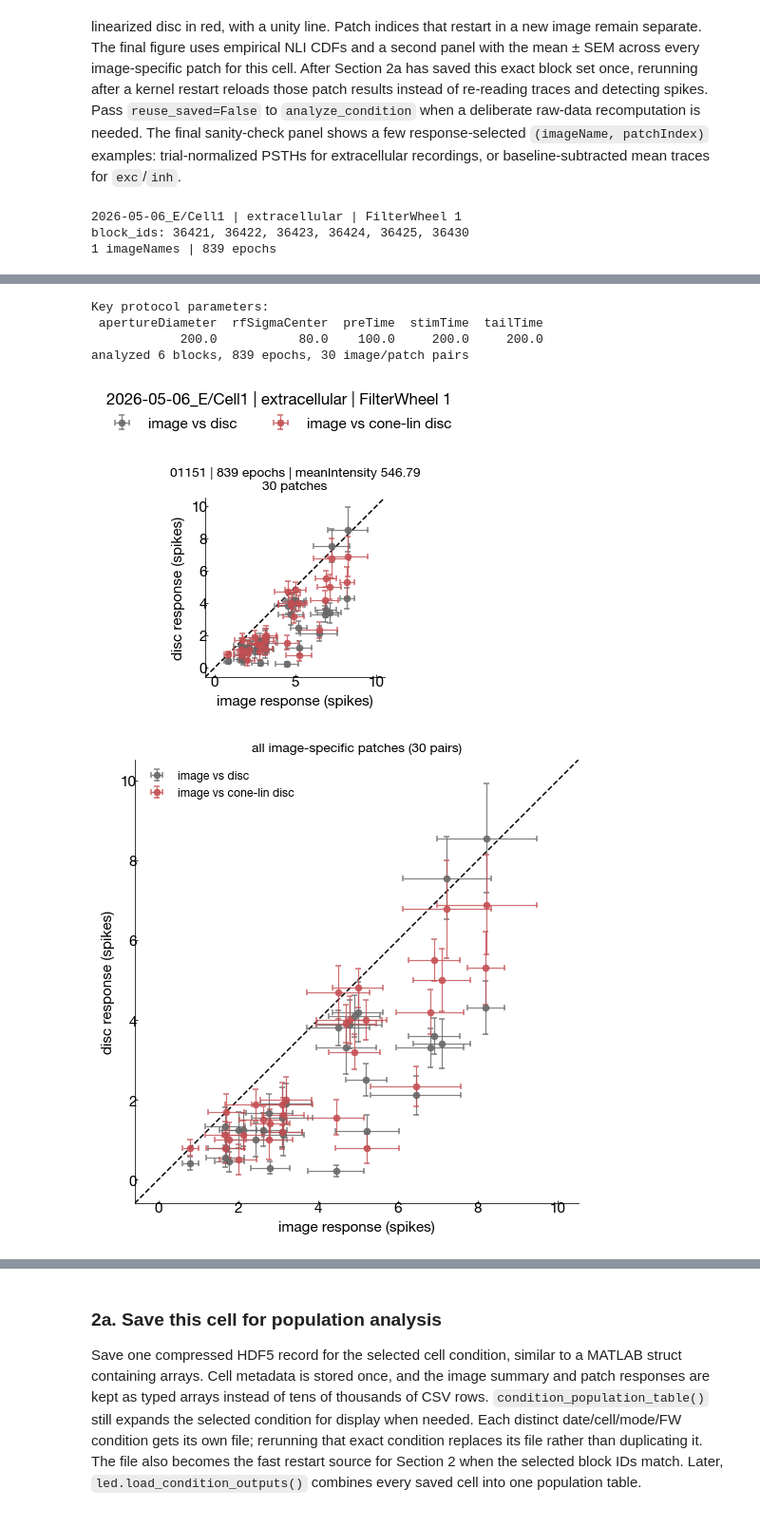
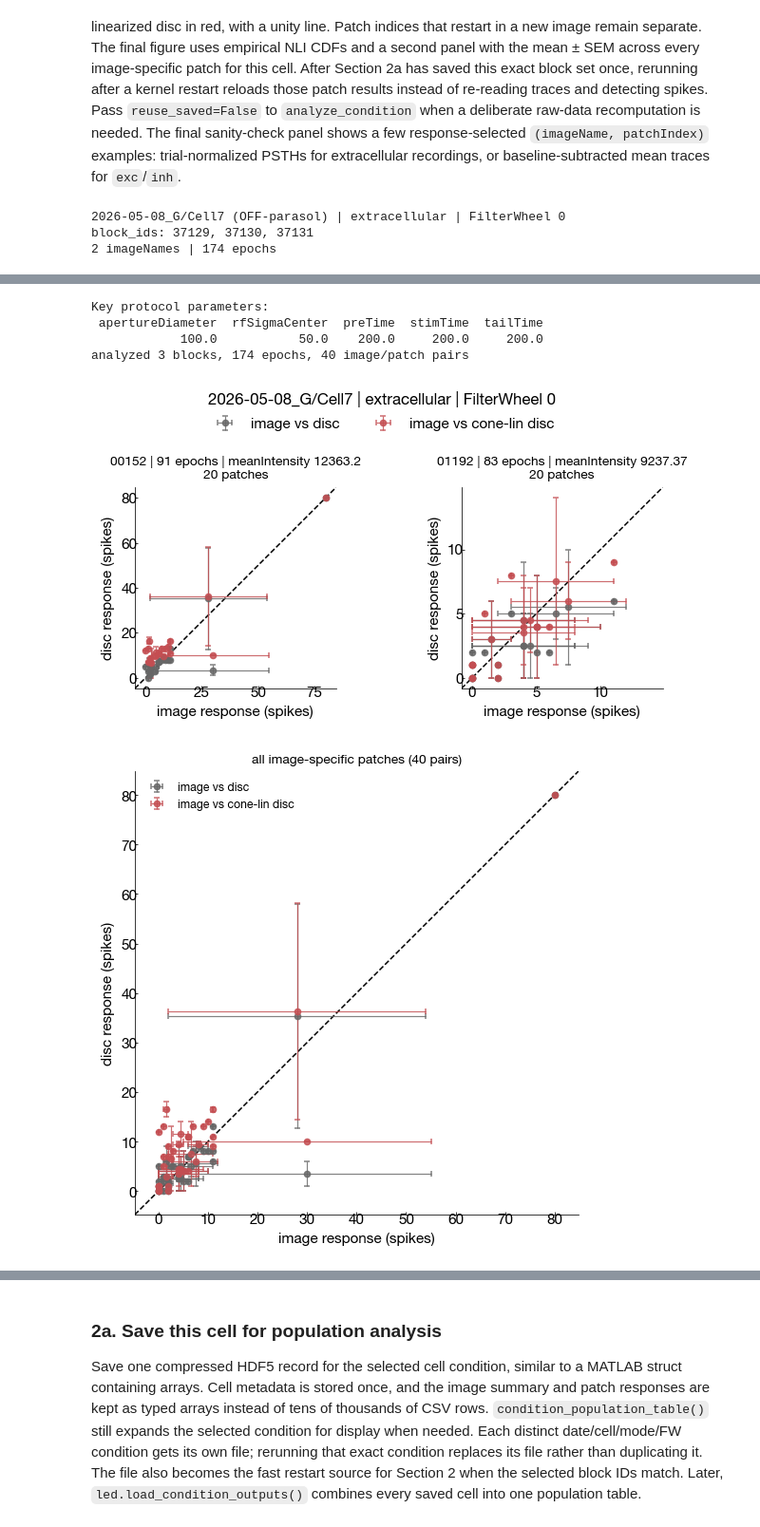
Before and after one commit to chrischen2/retinanalysis, a Jupyter notebook: SingCell_Notebooks/analyzeConeCenterDisc.ipynb, the cells around one changed output, grey strips where cells are left out. Shown at 95% size. Drawn from its saved outputs; the diff is of its cells as text; code cells hidden in the pictures.

```diff
--- a/SingCell_Notebooks/analyzeConeCenterDisc.ipynb
+++ b/SingCell_Notebooks/analyzeConeCenterDisc.ipynb
@@ -125,10 +125,10 @@ CENTER_PROTOCOLS = (
     'LinearEquivalentDisc',
 )
 PROTOCOL_LABEL = 'cone-linearized center disc'
-DATE_INDEX = 14
-CELL_LABEL = 'Cell1'
+DATE_INDEX = 18
+CELL_LABEL = 'Cell7'
 ONLINE_ANALYSIS = 'extracellular'  # 'extracellular', 'exc', or 'inh'
-FILTER_WHEEL_VALUE = 1.0          # authoritative numeric FilterWheel value
+FILTER_WHEEL_VALUE = 0.0          # authoritative numeric FilterWheel value
 
 analysis_dates = led.find_protocol_cells(CENTER_PROTOCOLS, show=False)
 analysis_dates.insert(
@@ -159,7 +159,7 @@ image_fig, pooled_fig, nli_fig = led.plot_condition(condition)
 #sample_psth_fig = led.plot_condition_sample_psths(
 #    condition_blocks, condition, n_pairs=3)
 # %% [output]
-2026-05-06_E/Cell1 | extracellular | FilterWheel 1
-block_ids: 36421, 36422, 36423, 36424, 36425, 36430
-1 imageNames | 839 epochs
+2026-05-08_G/Cell7 (OFF-parasol) | extracellular | FilterWheel 0
+block_ids: 37129, 37130, 37131
+2 imageNames | 174 epochs
 | imageName | block_ids | epochs | maxIntensity | backgroundIntensity | meanIntensity |
@@ -167,6 +168,6 @@ block_ids: 36421, 36422, 36423, 36424, 36425, 36430
 Key protocol parameters:
  apertureDiameter  rfSigmaCenter  preTime  stimTime  tailTime
-            200.0           80.0    100.0     200.0     200.0
-analyzed 6 blocks, 839 epochs, 30 image/patch pairs
+            100.0           50.0    200.0     200.0     200.0
+analyzed 3 blocks, 174 epochs, 40 image/patch pairs
-[figure, old version]
+[figure, new version]
-[figure, old version]
+[figure, new version]
```
Also changed, not shown: parts of 3 cells of this notebook.
